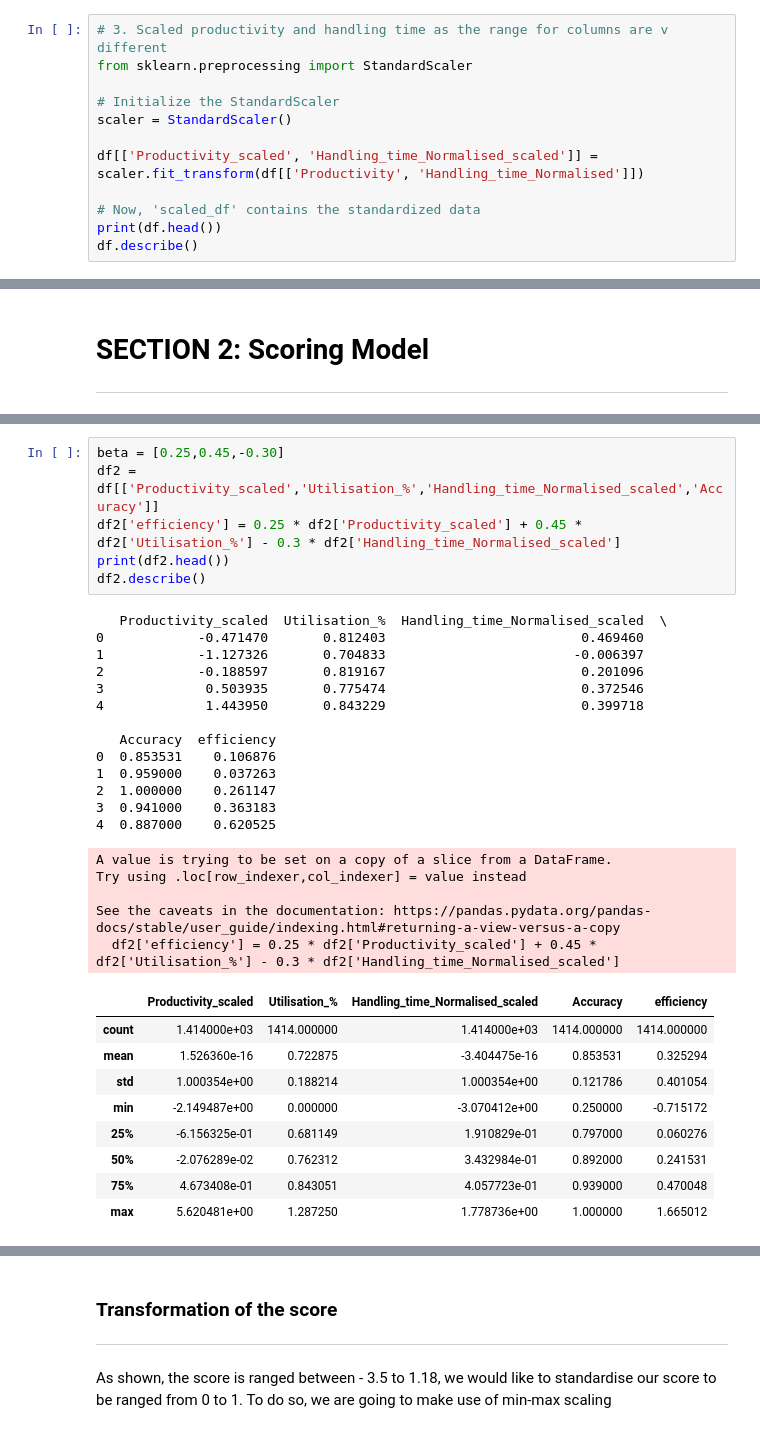
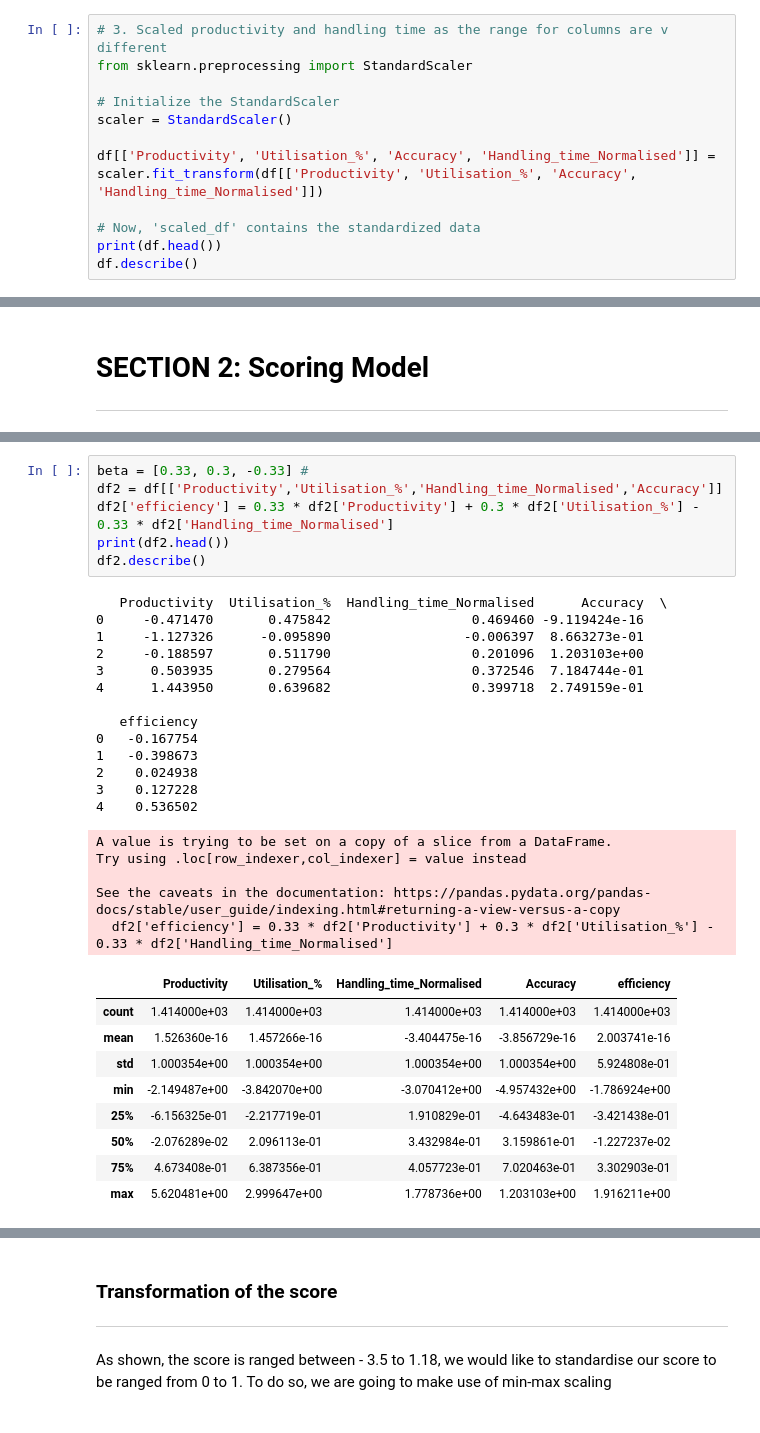
Before and after one commit to liuchennn1414/TikTok_Hungry_Ads, a Jupyter notebook: moderator_score.ipynb, the cells around one changed output, grey strips where cells are left out. Drawn from its saved outputs; the diff is of its cells as text.

```diff
--- a/moderator_score.ipynb
+++ b/moderator_score.ipynb
@@ -228,7 +228,7 @@ from sklearn.preprocessing import StandardScaler
 # Initialize the StandardScaler
 scaler = StandardScaler()
 
-df[['Productivity_scaled', 'Handling_time_Normalised_scaled']] = scaler.fit_transform(df[['Productivity', 'Handling_time_Normalised']])
+df[['Productivity', 'Utilisation_%', 'Accuracy', 'Handling_time_Normalised']] = scaler.fit_transform(df[['Productivity', 'Utilisation_%', 'Accuracy', 'Handling_time_Normalised']])
 
 # Now, 'scaled_df' contains the standardized data
 print(df.head())
@@ -296,34 +282,34 @@ Y = 0.25 * productivity + 0.45 * utilisation % - 0.3 * handling time
 # %%
-beta = [0.25,0.45,-0.30]
-df2 = df[['Productivity_scaled','Utilisation_%','Handling_time_Normalised_scaled','Accuracy']]
-df2['efficiency'] = 0.25 * df2['Productivity_scaled'] + 0.45 * df2['Utilisation_%'] - 0.3 * df2['Handling_time_Normalised_scaled']
+beta = [0.33, 0.3, -0.33] #
+df2 = df[['Productivity','Utilisation_%','Handling_time_Normalised','Accuracy']]
+df2['efficiency'] = 0.33 * df2['Productivity'] + 0.3 * df2['Utilisation_%'] - 0.33 * df2['Handling_time_Normalised']
 print(df2.head())
 df2.describe()
 # %% [output]
-   Productivity_scaled  Utilisation_%  Handling_time_Normalised_scaled  \
-0            -0.471470       0.812403                         0.469460
-1            -1.127326       0.704833                        -0.006397
-2            -0.188597       0.819167                         0.201096
-3             0.503935       0.775474                         0.372546
-4             1.443950       0.843229                         0.399718
+   Productivity  Utilisation_%  Handling_time_Normalised      Accuracy  \
+0     -0.471470       0.475842                  0.469460 -9.119424e-16
+1     -1.127326      -0.095890                 -0.006397  8.663273e-01
+2     -0.188597       0.511790                  0.201096  1.203103e+00
+3      0.503935       0.279564                  0.372546  7.184744e-01
+4      1.443950       0.639682                  0.399718  2.749159e-01
 
-   Accuracy  efficiency
-0  0.853531    0.106876
-1  0.959000    0.037263
-2  1.000000    0.261147
-3  0.941000    0.363183
-4  0.887000    0.620525
+   efficiency
+0   -0.167754
+1   -0.398673
+2    0.024938
+3    0.127228
+4    0.536502
 A value is trying to be set on a copy of a slice from a DataFrame.
 Try using .loc[row_indexer,col_indexer] = value instead
 
 See the caveats in the documentation: https://pandas.pydata.org/pandas-docs/stable/user_guide/indexing.html#returning-a-view-versus-a-copy
-  df2['efficiency'] = 0.25 * df2['Productivity_scaled'] + 0.45 * df2['Utilisation_%'] - 0.3 * df2['Handling_time_Normalised_scaled']
+  df2['efficiency'] = 0.33 * df2['Productivity'] + 0.3 * df2['Utilisation_%'] - 0.33 * df2['Handling_time_Normalised']
-|  | Productivity_scaled | Utilisation_% | Handling_time_Normalised_scaled | Accuracy | efficiency |
-| count | 1.414000e+03 | 1414.000000 | 1.414000e+03 | 1414.000000 | 1414.000000 |
-| mean | 1.526360e-16 | 0.722875 | -3.404475e-16 | 0.853531 | 0.325294 |
-| std | 1.000354e+00 | 0.188214 | 1.000354e+00 | 0.121786 | 0.401054 |
-| min | -2.149487e+00 | 0.000000 | -3.070412e+00 | 0.250000 | -0.715172 |
-| 25% | -6.156325e-01 | 0.681149 | 1.910829e-01 | 0.797000 | 0.060276 |
-| 50% | -2.076289e-02 | 0.762312 | 3.432984e-01 | 0.892000 | 0.241531 |
-| 75% | 4.673408e-01 | 0.843051 | 4.057723e-01 | 0.939000 | 0.470048 |
-| max | 5.620481e+00 | 1.287250 | 1.778736e+00 | 1.000000 | 1.665012 |
+|  | Productivity | Utilisation_% | Handling_time_Normalised | Accuracy | efficiency |
+| count | 1.414000e+03 | 1.414000e+03 | 1.414000e+03 | 1.414000e+03 | 1.414000e+03 |
+| mean | 1.526360e-16 | 1.457266e-16 | -3.404475e-16 | -3.856729e-16 | 2.003741e-16 |
+| std | 1.000354e+00 | 1.000354e+00 | 1.000354e+00 | 1.000354e+00 | 5.924808e-01 |
+| min | -2.149487e+00 | -3.842070e+00 | -3.070412e+00 | -4.957432e+00 | -1.786924e+00 |
+| 25% | -6.156325e-01 | -2.217719e-01 | 1.910829e-01 | -4.643483e-01 | -3.421438e-01 |
+| 50% | -2.076289e-02 | 2.096113e-01 | 3.432984e-01 | 3.159861e-01 | -1.227237e-02 |
+| 75% | 4.673408e-01 | 6.387356e-01 | 4.057723e-01 | 7.020463e-01 | 3.302903e-01 |
+| max | 5.620481e+00 | 2.999647e+00 | 1.778736e+00 | 1.203103e+00 | 1.916211e+00 |
```
Also changed, not shown: parts of 15 cells of this notebook.
